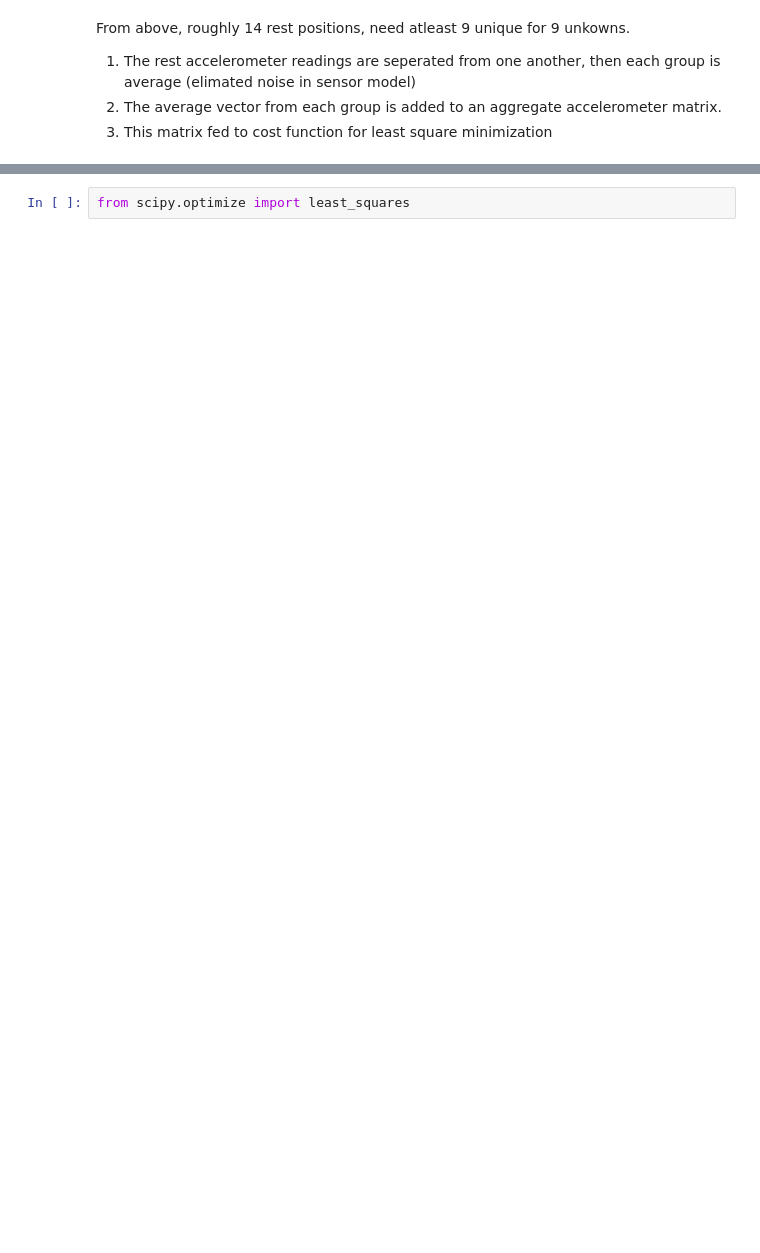
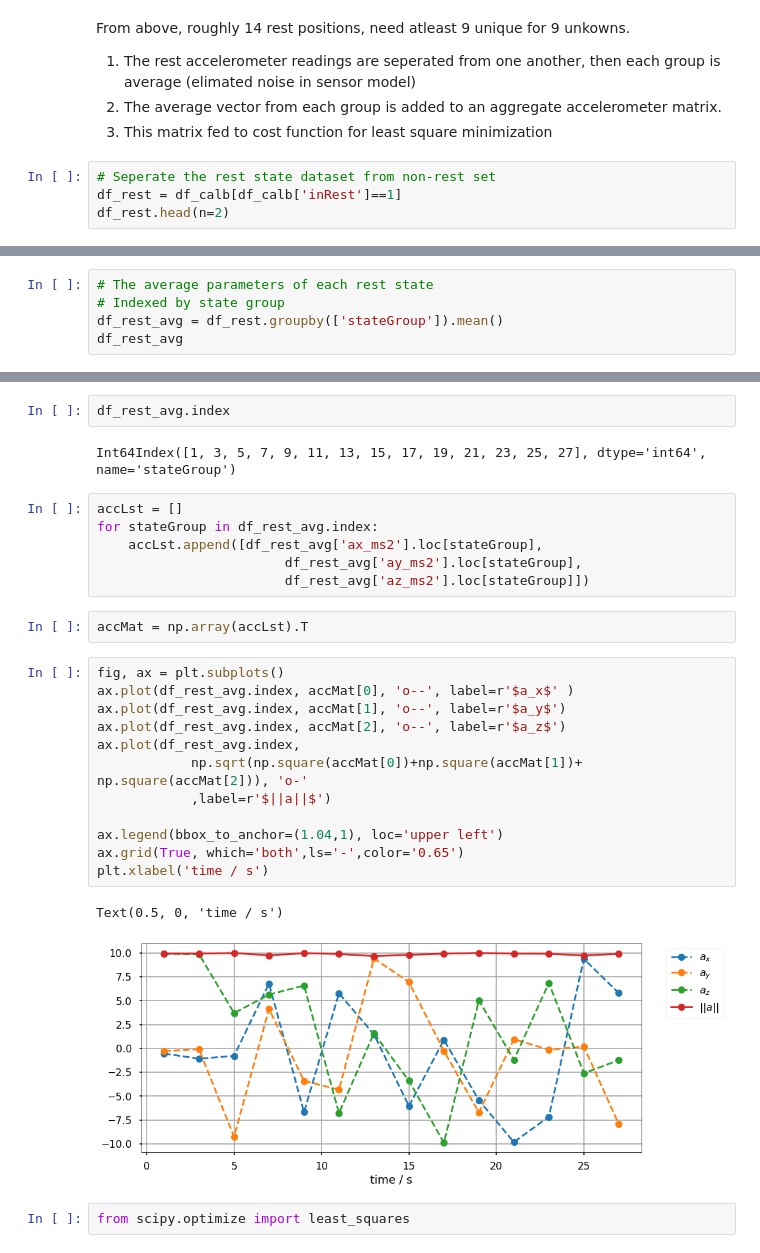
Before and after one commit to vehicle-trace-echo/imu_calibration, a Jupyter notebook: calibration_framework.ipynb, the cells around one changed output, grey strips where cells are left out. Saved outputs shown, nothing was run; the diff lists cells and outputs as text; blank space fills up the shorter version.

```diff
--- a/calibration_framework.ipynb
+++ b/calibration_framework.ipynb
@@ -194,3 +233,7 @@ From above, roughly 14 rest positions, need atleast 9 unique for 9 unkowns.
 1. The rest accelerometer readings are seperated from one another, then each group is average (elimated noise in sensor model)
 2. The average vector from each group is added to an aggregate accelerometer matrix.
 3. This matrix fed to cost function for least square minimization
+# %%
+# Seperate the rest state dataset from non-rest set
+df_rest = df_calb[df_calb['inRest']==1]
+df_rest.head(n=2)
@@ -196,0 +244,5 @@ From above, roughly 14 rest positions, need atleast 9 unique for 9 unkowns.
+# %%
+# The average parameters of each rest state
+# Indexed by state group
+df_rest_avg = df_rest.groupby(['stateGroup']).mean()
+df_rest_avg
@@ -197,2 +266,29 @@ From above, roughly 14 rest positions, need atleast 9 unique for 9 unkowns.
+# %%
+df_rest_avg.index
+# %% [output]
+Int64Index([1, 3, 5, 7, 9, 11, 13, 15, 17, 19, 21, 23, 25, 27], dtype='int64', name='stateGroup')
+# %%
+accLst = []
+for stateGroup in df_rest_avg.index:
+    accLst.append([df_rest_avg['ax_ms2'].loc[stateGroup],
+                        df_rest_avg['ay_ms2'].loc[stateGroup],
+                        df_rest_avg['az_ms2'].loc[stateGroup]])
+# %%
+accMat = np.array(accLst).T
+# %%
+fig, ax = plt.subplots()
+ax.plot(df_rest_avg.index, accMat[0], 'o--', label=r'$a_x$' )
+ax.plot(df_rest_avg.index, accMat[1], 'o--', label=r'$a_y$')
+ax.plot(df_rest_avg.index, accMat[2], 'o--', label=r'$a_z$')
+ax.plot(df_rest_avg.index,
+            np.sqrt(np.square(accMat[0])+np.square(accMat[1])+ np.square(accMat[2])), 'o-'
+            ,label=r'$||a||$')
+
+ax.legend(bbox_to_anchor=(1.04,1), loc='upper left')
+ax.grid(True, which='both',ls='-',color='0.65')
+plt.xlabel('time / s')
+# %% [output]
+Text(0.5, 0, 'time / s')
+[figure, added]
 # %%
 from scipy.optimize import least_squares
```
Also changed, not shown: parts of 17 cells of this notebook.
